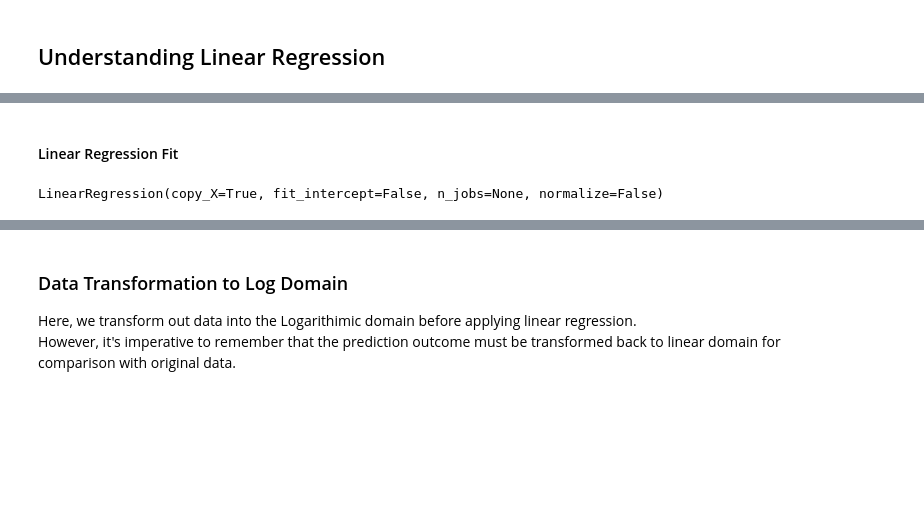
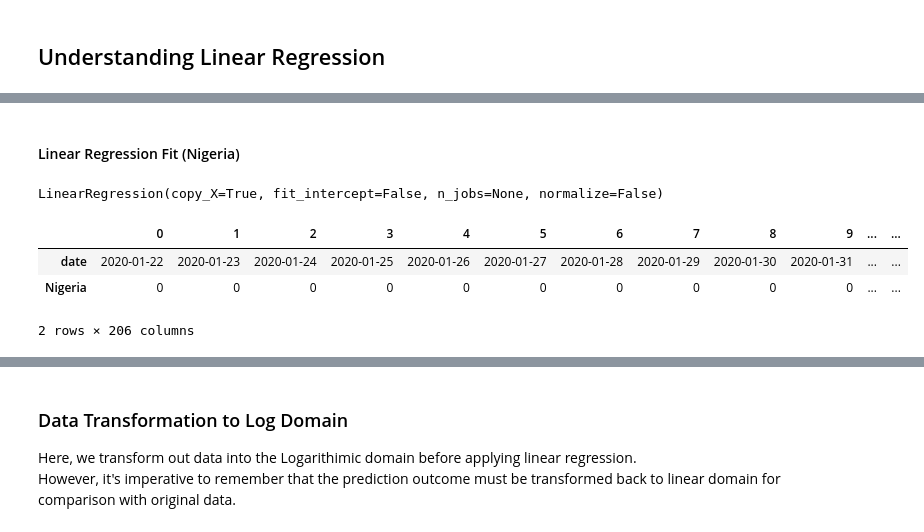
Before and after one commit to Faaizz/codiv_19_analysis, a Jupyter notebook: notebooks/Modelling_spread.ipynb, the cells around one changed output, grey strips where cells are left out. Cells and saved outputs as stored; diff of their text form; code cells hidden in the pictures; blank space fills up the shorter version.

```diff
--- a/notebooks/Modelling_spread.ipynb
+++ b/notebooks/Modelling_spread.ipynb
@@ -217,7 +240,7 @@ nig_row= np.arange(y.shape[0])
 X= nig_row.reshape(-1, 1)
 #np.reshape(-1,1) infers the row number from the array upon which it is applied
 # %% [markdown]
-#### Linear Regression Fit
+#### Linear Regression Fit (Nigeria)
 # %%
 reg.fit(X,y)
 # %% [output]
@@ -226,3 +249,11 @@ LinearRegression(copy_X=True, fit_intercept=False, n_jobs=None, normalize=False)
 # Inspect Solution
 X_hat= X
 y_hat= reg.predict(X_hat)
+# %%
+LR_inspect= pd.DataFrame([df_base["date"], df_base["Nigeria"]])
+LR_inspect.head()
+# %% [output]
+|  | 0 | 1 | 2 | 3 | 4 | 5 | 6 | 7 | 8 | 9 | ... | ... |
+| date | 2020-01-22 | 2020-01-23 | 2020-01-24 | 2020-01-25 | 2020-01-26 | 2020-01-27 | 2020-01-28 | 2020-01-29 | 2020-01-30 | 2020-01-31 | ... | ... |
+| Nigeria | 0 | 0 | 0 | 0 | 0 | 0 | 0 | 0 | 0 | 0 | ... | ... |
+2 rows × 206 columns
```
Also changed, not shown: parts of 33 cells of this notebook, 7 other files.
